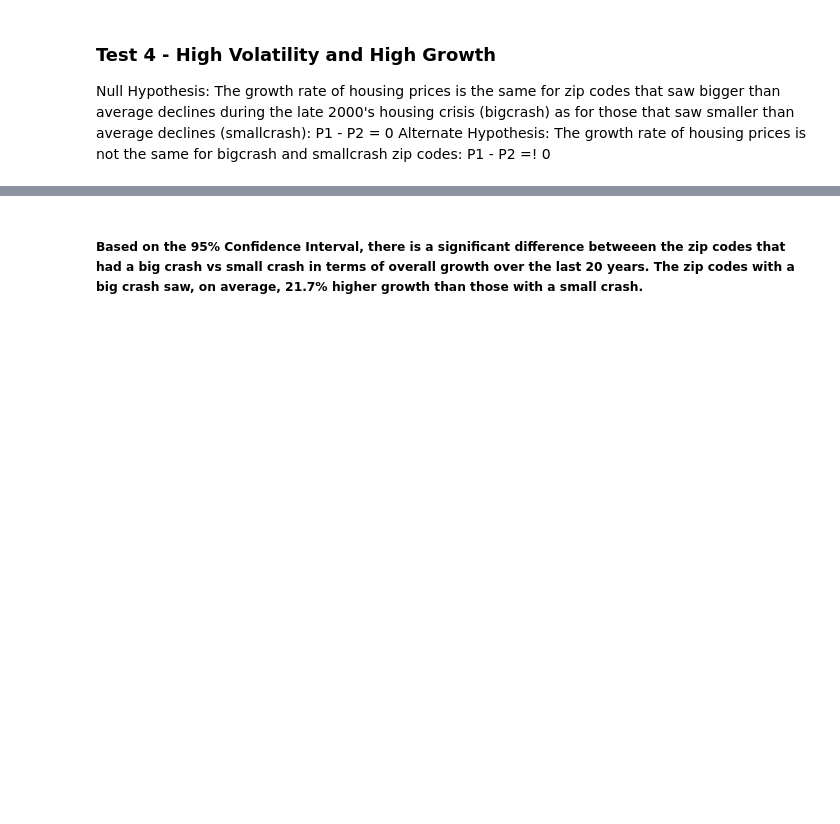
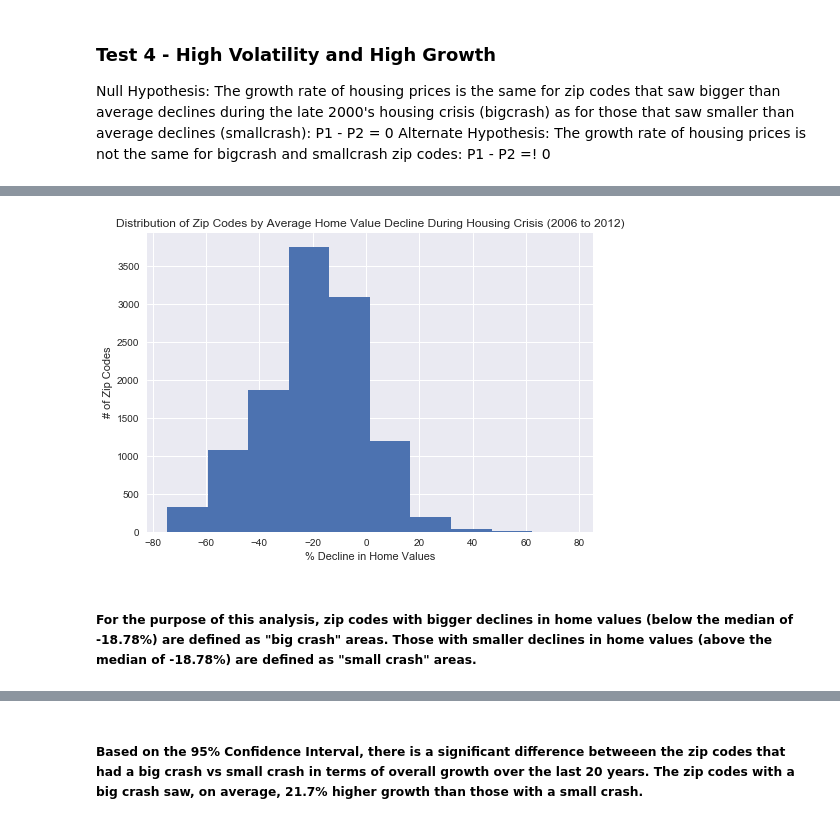
Before and after one commit to tiptonicedt/springboard, a Jupyter notebook: capstone_project_zillow/Zillow_Statistical_Inference.ipynb, the cells around one changed output, grey strips where cells are left out. Drawn from its saved outputs; the diff is of its cells as text; code cells hidden in the pictures; blank space fills up the shorter version.

```diff
--- a/capstone_project_zillow/Zillow_Statistical_Inference.ipynb
+++ b/capstone_project_zillow/Zillow_Statistical_Inference.ipynb
@@ -247,3 +285,13 @@ plt.show()
+# %%
+h['Percent_Dip'].plot(kind = 'hist', bins = 10)
+plt.title('Distribution of Zip Codes by Average Home Value Decline During Housing Crisis (2006 to 2012)')
+plt.ylabel('# of Zip Codes')
+plt.xlabel('% Decline in Home Values')
+plt.show()
+# %% [output]
+[figure, added]
+# %% [markdown]
+##### For the purpose of this analysis, zip codes with bigger declines in home values (below the median of -18.78%) are defined as "big crash" areas.  Those with smaller declines in home values (above the median of -18.78%) are defined as "small crash" areas.
 # %%
 # Defining the population for the Zip Codes that saw the biggest crashes vs smallest crashes
 h_bigcrash = h[h.Percent_Dip < median_dip]
```
Also changed, not shown: parts of 14 cells of this notebook.
